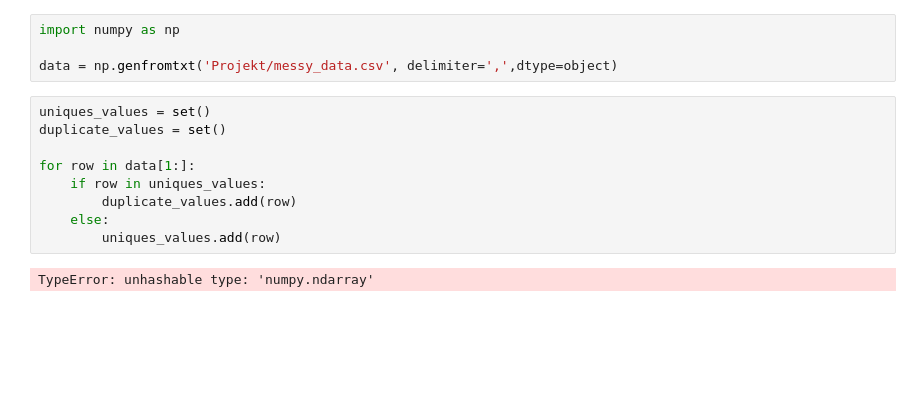
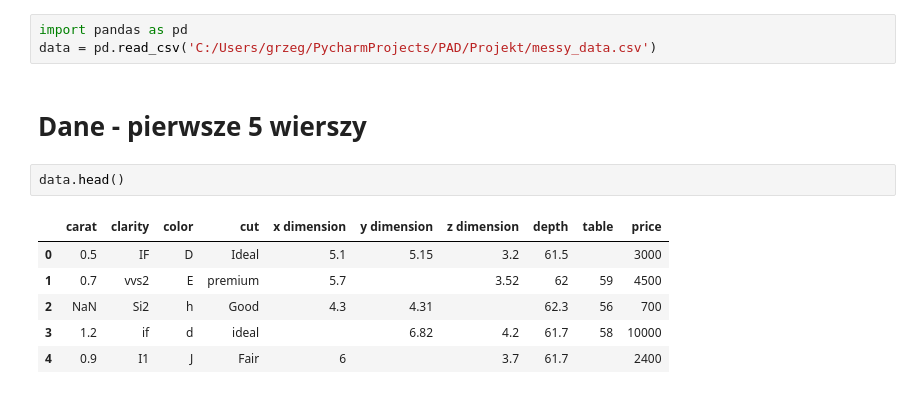
Before and after one commit to GWawrzeniecki/PAD, a Jupyter notebook: Projekt/data_prepare.ipynb, the cells around one changed output. Cells and saved outputs as stored; diff of their text form; blank space fills up the shorter version.

Commit message:
Repo structure project 0.1

```diff
--- a/Projekt/data_prepare.ipynb
+++ b/Projekt/data_prepare.ipynb
@@ -1,15 +1,14 @@
 # %%
-import numpy as np
-
-data = np.genfromtxt('Projekt/messy_data.csv', delimiter=',',dtype=object)
+import pandas as pd
+data = pd.read_csv('C:/Users/grzeg/PycharmProjects/PAD/Projekt/messy_data.csv')
-# %%
-uniques_values = set()
-duplicate_values = set()
-
-for row in data[1:]:
-    if row in uniques_values:
-        duplicate_values.add(row)
-    else:
-        uniques_values.add(row)
-# %% [output]
-TypeError: unhashable type: 'numpy.ndarray'
+# %% [markdown]
+# Dane - pierwsze 5 wierszy
+# %%
+data.head()
+# %% [output]
+|  | carat | clarity | color | cut | x dimension | y dimension | z dimension | depth | table | price |
+| 0 | 0.5 | IF | D | Ideal | 5.1 | 5.15 | 3.2 | 61.5 |  | 3000 |
+| 1 | 0.7 | vvs2 | E | premium | 5.7 |  | 3.52 | 62 | 59 | 4500 |
+| 2 | NaN | Si2 | h | Good | 4.3 | 4.31 |  | 62.3 | 56 | 700 |
+| 3 | 1.2 | if | d | ideal |  | 6.82 | 4.2 | 61.7 | 58 | 10000 |
+| 4 | 0.9 | I1 | J | Fair | 6 |  | 3.7 | 61.7 |  | 2400 |
```
Also changed, not shown: parts of 15 cells of this notebook, 5 other files.
